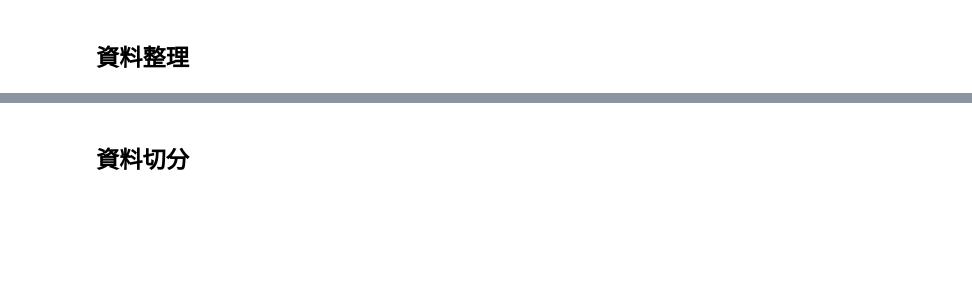
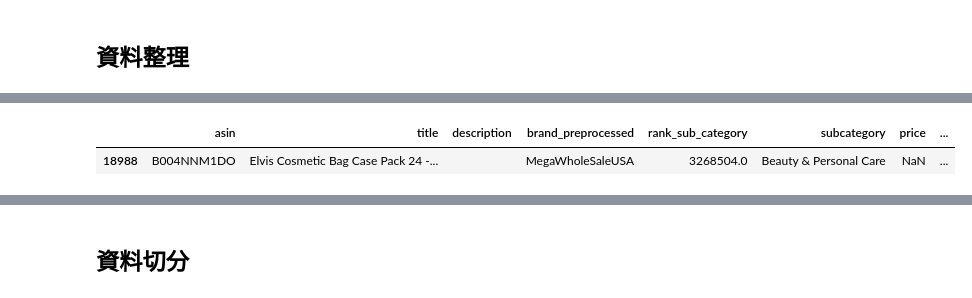
Before and after one commit to pearlpeiwenhuang/data-course-sample, a Jupyter notebook: content-based.ipynb, the cells around one changed output, grey strips where cells are left out. Cells and saved outputs as stored; diff of their text form; code cells hidden in the pictures; blank space fills up the shorter version.

```diff
--- a/content-based.ipynb
+++ b/content-based.ipynb
@@ -217,0 +271,5 @@ ratings_metadata.describe()
+# %%
+metadata_pd.sample()
+# %% [output]
+|  | asin | title | description | brand_preprocessed | rank_sub_category | subcategory | price | ... |
+| 18988 | B004NNM1DO | Elvis Cosmetic Bag Case Pack 24 -... |  | MegaWholeSaleUSA | 3268504.0 | Beauty & Personal Care | NaN | ... |
```
Also changed, not shown: parts of 50 cells of this notebook.
